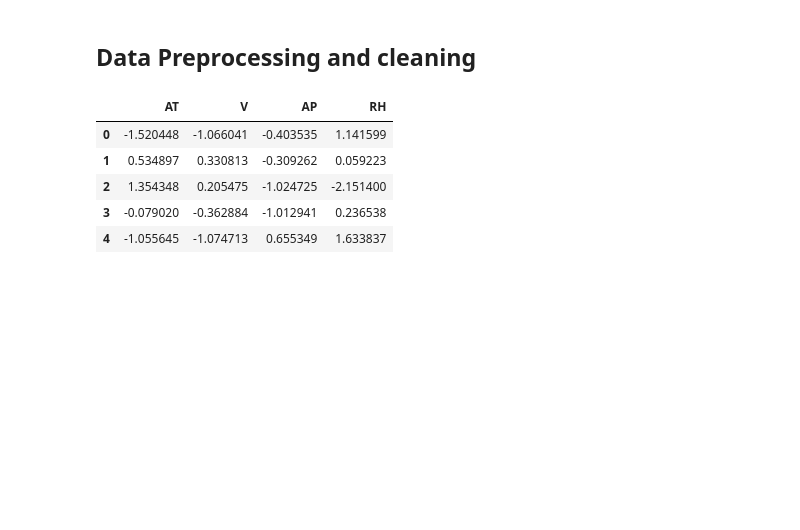
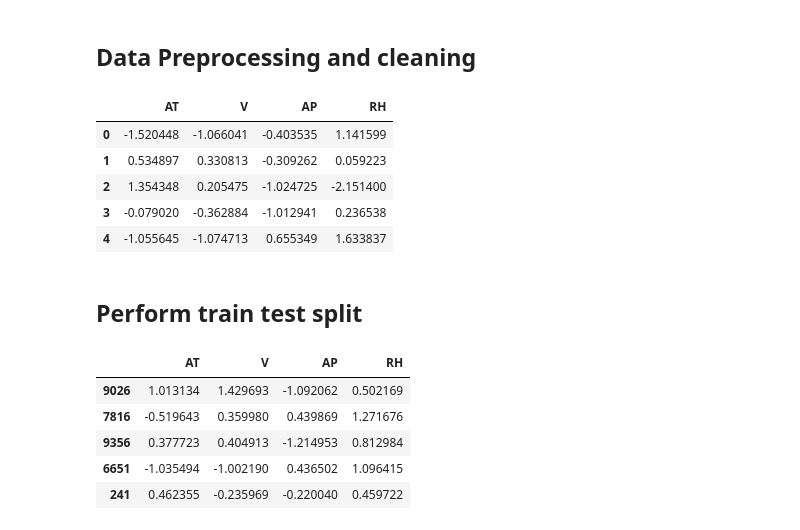
Before and after one commit to Sid-2862/Deep-Learning, a Jupyter notebook: Regression_with_Keras.ipynb, the cells around one changed output. Saved outputs shown, nothing was run; the diff lists cells and outputs as text; code cells hidden in the pictures; blank space fills up the shorter version.

```diff
--- a/Regression_with_Keras.ipynb
+++ b/Regression_with_Keras.ipynb
@@ -108,3 +108,5 @@ x_pre.head()
 | 2 | 1.354348 | 0.205475 | -1.024725 | -2.151400 |
 | 3 | -0.079020 | -0.362884 | -1.012941 | 0.236538 |
 | 4 | -1.055645 | -1.074713 | 0.655349 | 1.633837 |
+# %% [markdown]
+## Perform train test split
@@ -110,0 +116,9 @@ x_pre.head()
+# %%
+xtrain.head()
+# %% [output]
+|  | AT | V | AP | RH |
+| 9026 | 1.013134 | 1.429693 | -1.092062 | 0.502169 |
+| 7816 | -0.519643 | 0.359980 | 0.439869 | 1.271676 |
+| 9356 | 0.377723 | 0.404913 | -1.214953 | 0.812984 |
+| 6651 | -1.035494 | -1.002190 | 0.436502 | 1.096415 |
+| 241 | 0.462355 | -0.235969 | -0.220040 | 0.459722 |
```
Also changed, not shown: parts of 35 cells of this notebook.
